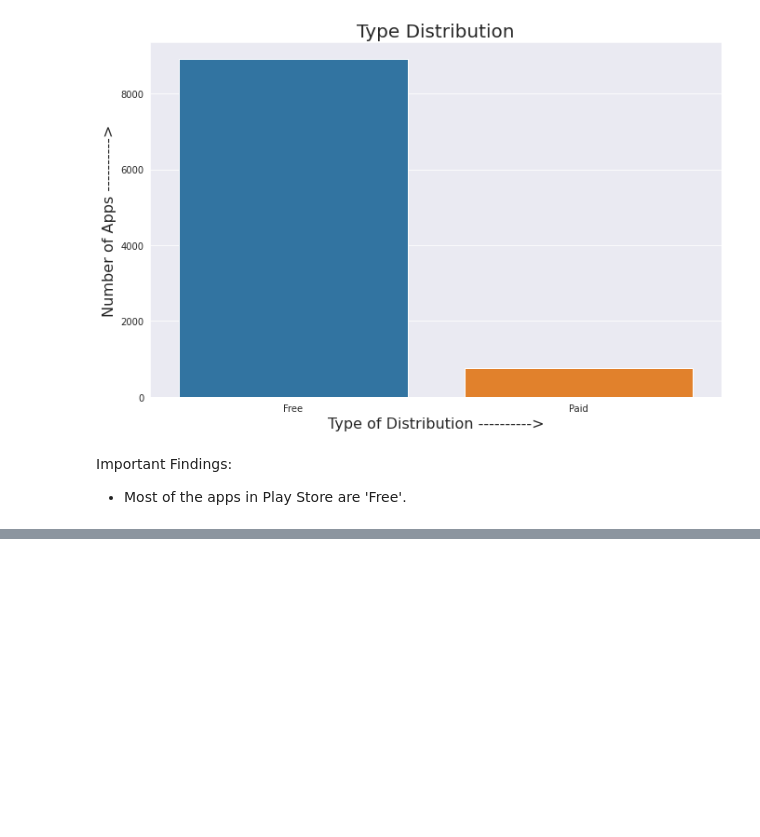
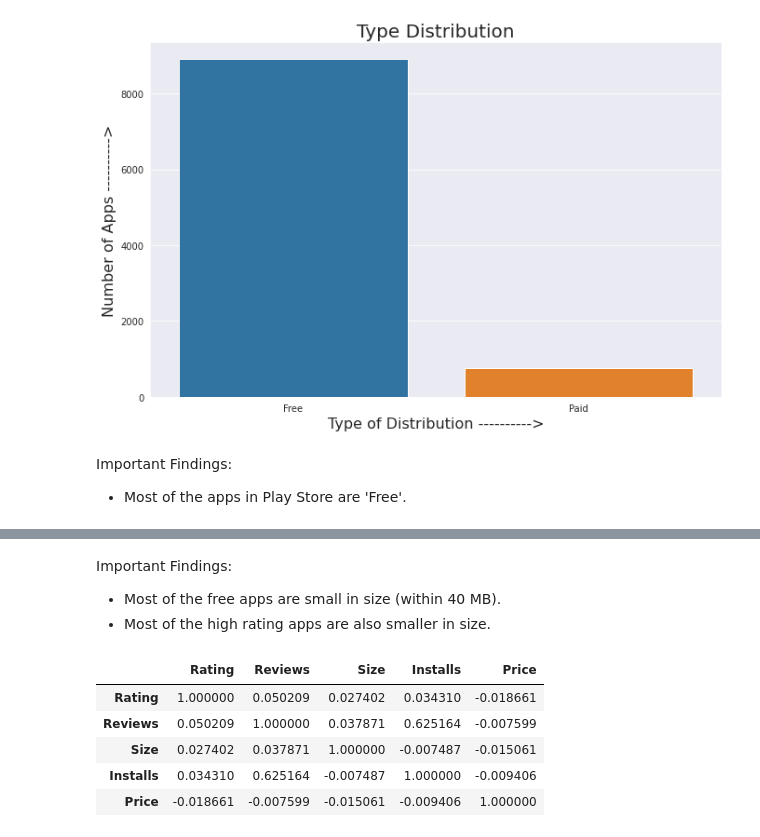
Before and after one commit to anupstar100/Google-Play-Store-App-Review-EDA-, a Jupyter notebook: Play_Store_App_Review_Analysis_Capstone_Project.ipynb, the cells around one changed output, grey strips where cells are left out. Cells and saved outputs as stored; diff of their text form; code cells hidden in the pictures; blank space fills up the shorter version.

```diff
--- a/Play_Store_App_Review_Analysis_Capstone_Project.ipynb
+++ b/Play_Store_App_Review_Analysis_Capstone_Project.ipynb
@@ -599,0 +613,15 @@ Important Findings:
+# %% [markdown]
+Important Findings:
+*   Most of the free apps are small in size (within 40 MB).
+*   Most of the high rating apps are also smaller in size.
+# %%
+# CORRELATION
+
+apps_df.corr()
+# %% [output]
+|  | Rating | Reviews | Size | Installs | Price |
+| Rating | 1.000000 | 0.050209 | 0.027402 | 0.034310 | -0.018661 |
+| Reviews | 0.050209 | 1.000000 | 0.037871 | 0.625164 | -0.007599 |
+| Size | 0.027402 | 0.037871 | 1.000000 | -0.007487 | -0.015061 |
+| Installs | 0.034310 | 0.625164 | -0.007487 | 1.000000 | -0.009406 |
+| Price | -0.018661 | -0.007599 | -0.015061 | -0.009406 | 1.000000 |
```
Also changed, not shown: parts of 5 cells of this notebook.
